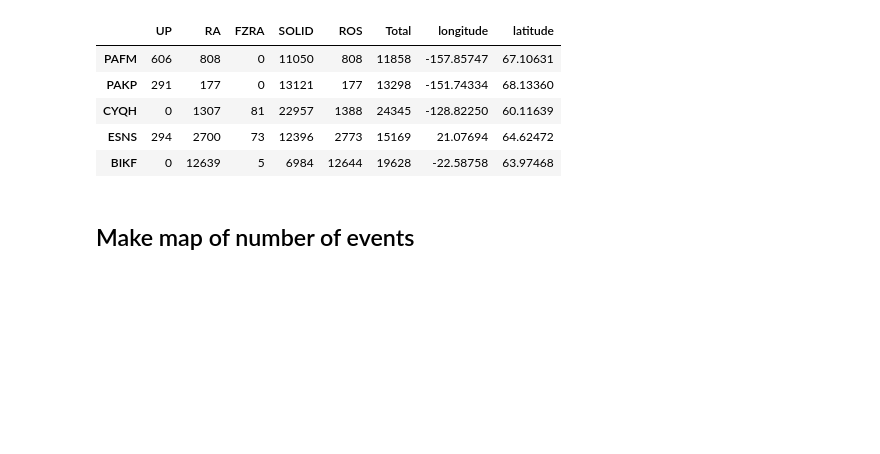
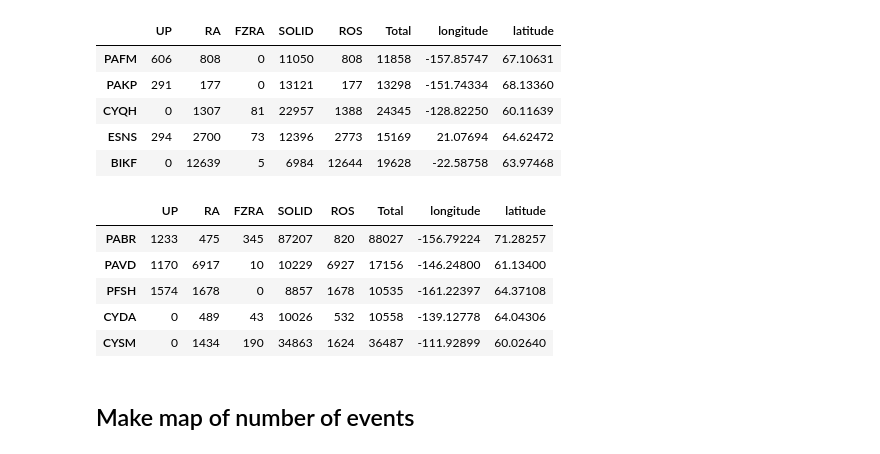
Before and after one commit to andypbarrett/rain_on_snow_database, a Jupyter notebook: notebooks/database_analysis.ipynb, the cells around one changed output. Cells and saved outputs as stored; diff of their text form; code cells hidden in the pictures; blank space fills up the shorter version.

```diff
--- a/notebooks/database_analysis.ipynb
+++ b/notebooks/database_analysis.ipynb
@@ -84,6 +155,15 @@ total_events.head()
 | CYQH | 0 | 1307 | 81 | 22957 | 1388 | 24345 | -128.82250 | 60.11639 |
 | ESNS | 294 | 2700 | 73 | 12396 | 2773 | 15169 | 21.07694 | 64.62472 |
 | BIKF | 0 | 12639 | 5 | 6984 | 12644 | 19628 | -22.58758 | 63.97468 |
+# %%
+total_events.tail()
+# %% [output]
+|  | UP | RA | FZRA | SOLID | ROS | Total | longitude | latitude |
+| PABR | 1233 | 475 | 345 | 87207 | 820 | 88027 | -156.79224 | 71.28257 |
+| PAVD | 1170 | 6917 | 10 | 10229 | 6927 | 17156 | -146.24800 | 61.13400 |
+| PFSH | 1574 | 1678 | 0 | 8857 | 1678 | 10535 | -161.22397 | 64.37108 |
+| CYDA | 0 | 489 | 43 | 10026 | 532 | 10558 | -139.12778 | 64.04306 |
+| CYSM | 0 | 1434 | 190 | 34863 | 1624 | 36487 | -111.92899 | 60.02640 |
 # %% [markdown]
 ## Make map of number of events
 # %%
```
Also changed, not shown: parts of 14 cells of this notebook.
